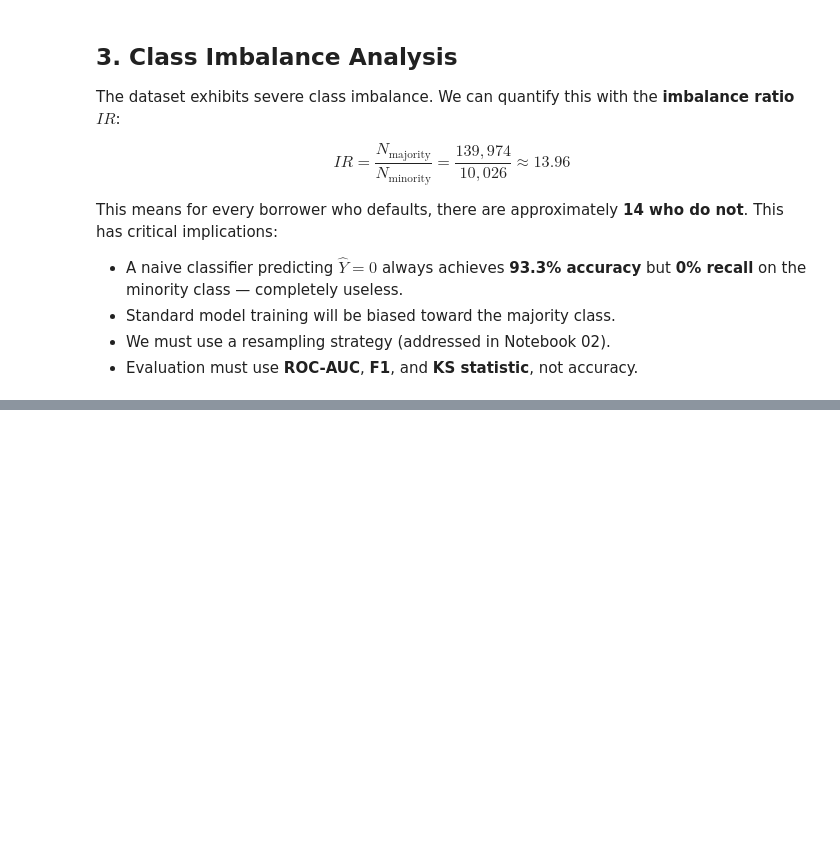
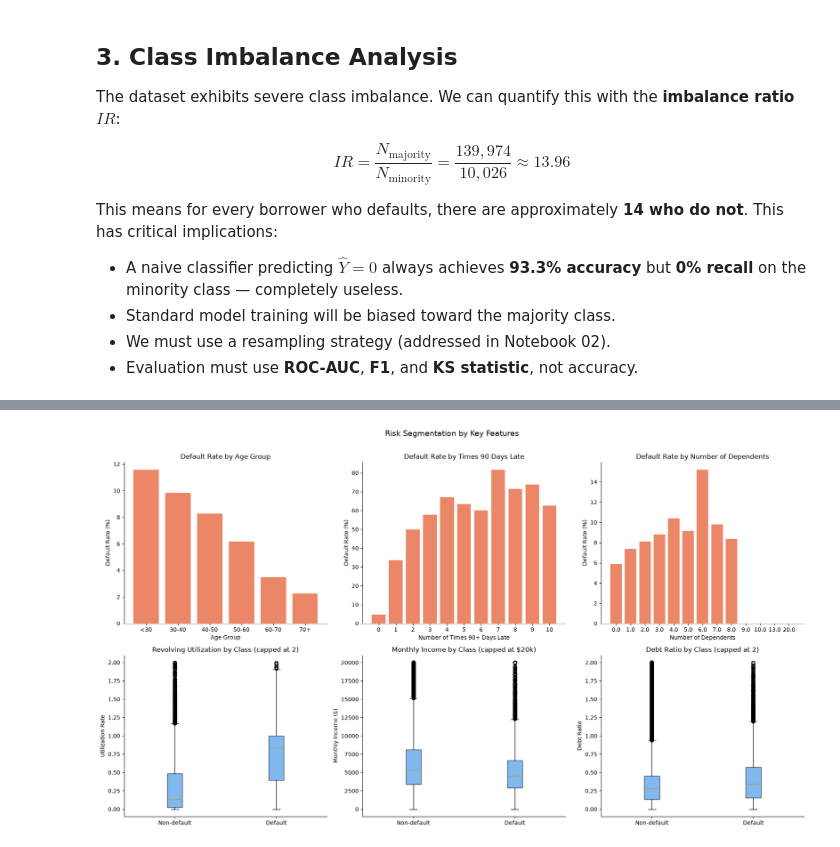
Before and after one commit to stivanpashaliev/credit-risk-assessment, a Jupyter notebook: notebooks/01_eda.ipynb, the cells around one changed output, grey strips where cells are left out. Drawn from its saved outputs; the diff is of its cells as text; code cells hidden in the pictures; blank space fills up the shorter version.

Commit message:
feat(eda): feature relationships & risk segmentation

```diff
--- a/notebooks/01_eda.ipynb
+++ b/notebooks/01_eda.ipynb
@@ -171,0 +205,73 @@ This means for every borrower who defaults, there are approximately
+# %%
+fig, axes = plt.subplots(2, 3, figsize=(18, 10))
+axes = axes.flatten()
+
+# 1. Default rate by age group
+df["age_group"] = pd.cut(df["age"], bins=[0, 30, 40, 50, 60, 70, 120],
+                          labels=["<30", "30-40", "40-50", "50-60", "60-70", "70+"])
+age_default = df.groupby("age_group", observed=True)["SeriousDlqin2yrs"].mean() * 100
+axes[0].bar(age_default.index.astype(str), age_default.values, color="#E8714C", alpha=0.85)
+axes[0].set_title("Default Rate by Age Group")
+axes[0].set_ylabel("Default Rate (%)")
+axes[0].set_xlabel("Age Group")
+
+# 2. Default rate by number of 90-day lates
+late90 = df[df["NumberOfTimes90DaysLate"] <= 10]
+late90_default = late90.groupby("NumberOfTimes90DaysLate")["SeriousDlqin2yrs"].mean() * 100
+axes[1].bar(late90_default.index.astype(str), late90_default.values, color="#E8714C", alpha=0.85)
+axes[1].set_title("Default Rate by Times 90 Days Late")
+axes[1].set_ylabel("Default Rate (%)")
+axes[1].set_xlabel("Number of Times 90+ Days Late")
+
+# 3. Default rate by number of dependents
+dep_default = df.groupby("NumberOfDependents")["SeriousDlqin2yrs"].mean() * 100
+axes[2].bar(dep_default.index.astype(str), dep_default.values, color="#E8714C", alpha=0.85)
+axes[2].set_title("Default Rate by Number of Dependents")
+axes[2].set_ylabel("Default Rate (%)")
+axes[2].set_xlabel("Number of Dependents")
+
+# 4. Revolving utilization — boxplot by class
+df_clean_rev = df[df["RevolvingUtilizationOfUnsecuredLines"] <= 2]
+axes[3].boxplot(
+    [df_clean_rev[df_clean_rev["SeriousDlqin2yrs"] == 0]["RevolvingUtilizationOfUnsecuredLines"],
+     df_clean_rev[df_clean_rev["SeriousDlqin2yrs"] == 1]["RevolvingUtilizationOfUnsecuredLines"]],
+    tick_labels=["Non-default", "Default"],
+    patch_artist=True,
+    boxprops=dict(facecolor="#4C9BE8", alpha=0.7)
+)
+axes[3].set_title("Revolving Utilization by Class (capped at 2)")
+axes[3].set_ylabel("Utilization Rate")
+
+# 5. Monthly income — boxplot by class (capped)
+df_clean_inc = df[df["MonthlyIncome"] <= 20000]
+axes[4].boxplot(
+    [df_clean_inc[df_clean_inc["SeriousDlqin2yrs"] == 0]["MonthlyIncome"].dropna(),
+     df_clean_inc[df_clean_inc["SeriousDlqin2yrs"] == 1]["MonthlyIncome"].dropna()],
+    tick_labels=["Non-default", "Default"],
+    patch_artist=True,
+    boxprops=dict(facecolor="#4C9BE8", alpha=0.7)
+)
+axes[4].set_title("Monthly Income by Class (capped at $20k)")
+axes[4].set_ylabel("Monthly Income ($)")
+
+# 6. Debt ratio — boxplot by class (capped)
+df_clean_debt = df[df["DebtRatio"] <= 2]
+axes[5].boxplot(
+    [df_clean_debt[df_clean_debt["SeriousDlqin2yrs"] == 0]["DebtRatio"],
+     df_clean_debt[df_clean_debt["SeriousDlqin2yrs"] == 1]["DebtRatio"]],
+    tick_labels=["Non-default", "Default"],
+    patch_artist=True,
+    boxprops=dict(facecolor="#4C9BE8", alpha=0.7)
+)
+axes[5].set_title("Debt Ratio by Class (capped at 2)")
+axes[5].set_ylabel("Debt Ratio")
+
+# Clean up temp column
+df.drop(columns=["age_group"], inplace=True)
+
+plt.suptitle("Risk Segmentation by Key Features", fontsize=14, y=1.01)
+plt.tight_layout()
+plt.savefig("../models/risk_segmentation.png", dpi=150, bbox_inches="tight")
+plt.show()
+# %% [output]
+[figure, added]
```
Also changed, not shown: parts of 5 cells of this notebook, 4 other files.
